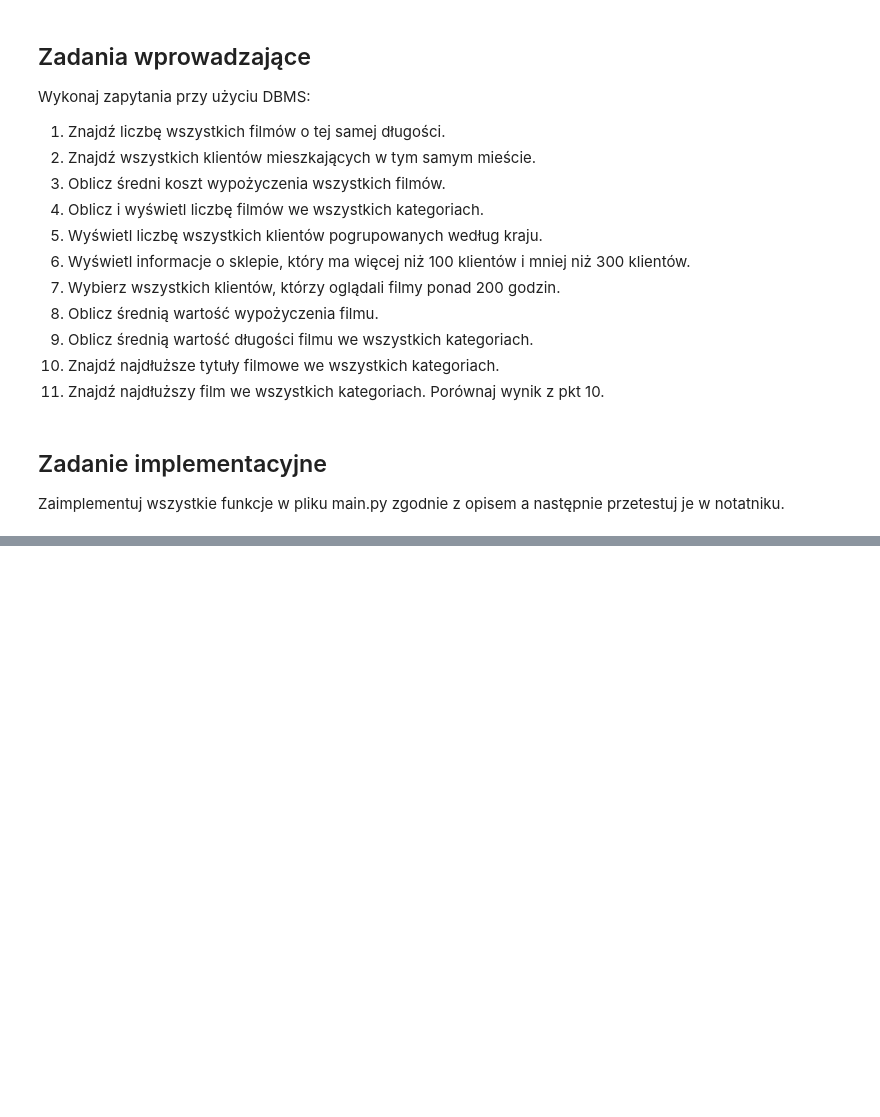
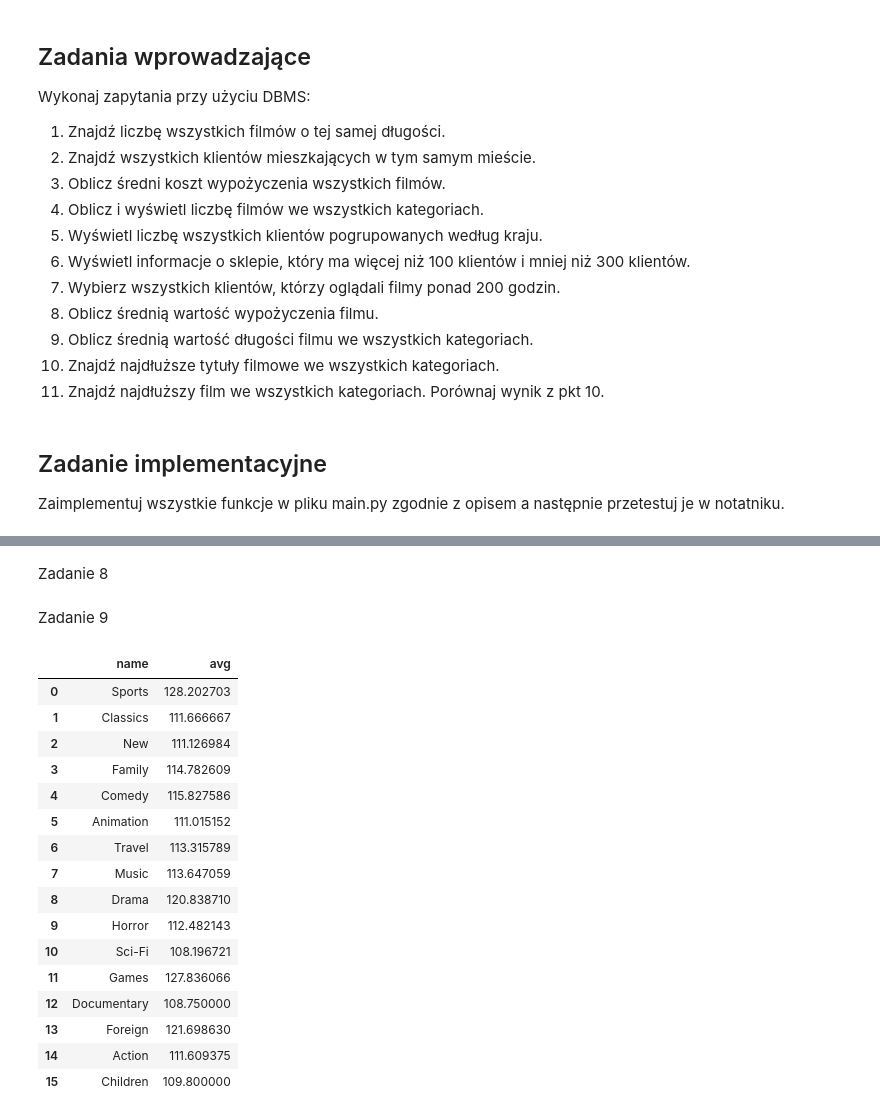
Before and after one commit to MicnedSQ/AiBD, a Jupyter notebook: Lab3/raport.ipynb, the cells around one changed output, grey strips where cells are left out. Cells and saved outputs as stored; diff of their text form; code cells hidden in the pictures; blank space fills up the shorter version.

```diff
--- a/Lab3/raport.ipynb
+++ b/Lab3/raport.ipynb
@@ -307,0 +537,2 @@ main.category_statistic_length("Action")
+# %% [markdown]
+Zadanie 8
@@ -307,0 +559,40 @@ main.category_statistic_length("Action")
+# %% [markdown]
+Zadanie 9
+# %%
+query9 = """
+SELECT
+    category.name, AVG(film.length)
+FROM
+    category
+INNER JOIN
+    film_category
+ON
+    category.category_id = film_category.category_id
+INNER JOIN
+    film
+ON
+    film_category.film_id = film.film_id
+GROUP BY
+    category.name
+"""
+
+df9 = pd.read_sql(query9, con=connection)
+df9
+# %% [output]
+|  | name | avg |
+| 0 | Sports | 128.202703 |
+| 1 | Classics | 111.666667 |
+| 2 | New | 111.126984 |
+| 3 | Family | 114.782609 |
+| 4 | Comedy | 115.827586 |
+| 5 | Animation | 111.015152 |
+| 6 | Travel | 113.315789 |
+| 7 | Music | 113.647059 |
+| 8 | Drama | 120.838710 |
+| 9 | Horror | 112.482143 |
+| 10 | Sci-Fi | 108.196721 |
+| 11 | Games | 127.836066 |
+| 12 | Documentary | 108.750000 |
+| 13 | Foreign | 121.698630 |
+| 14 | Action | 111.609375 |
+| 15 | Children | 109.800000 |
```
Also changed, not shown: parts of 21 cells of this notebook.
